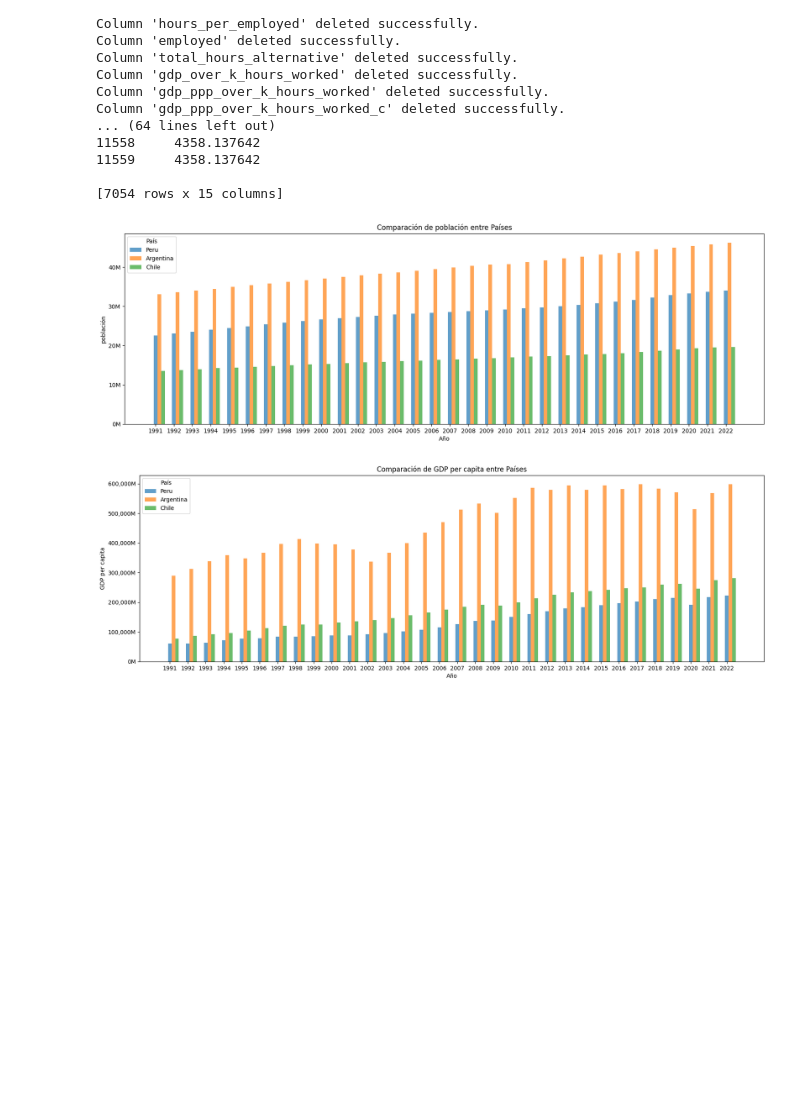
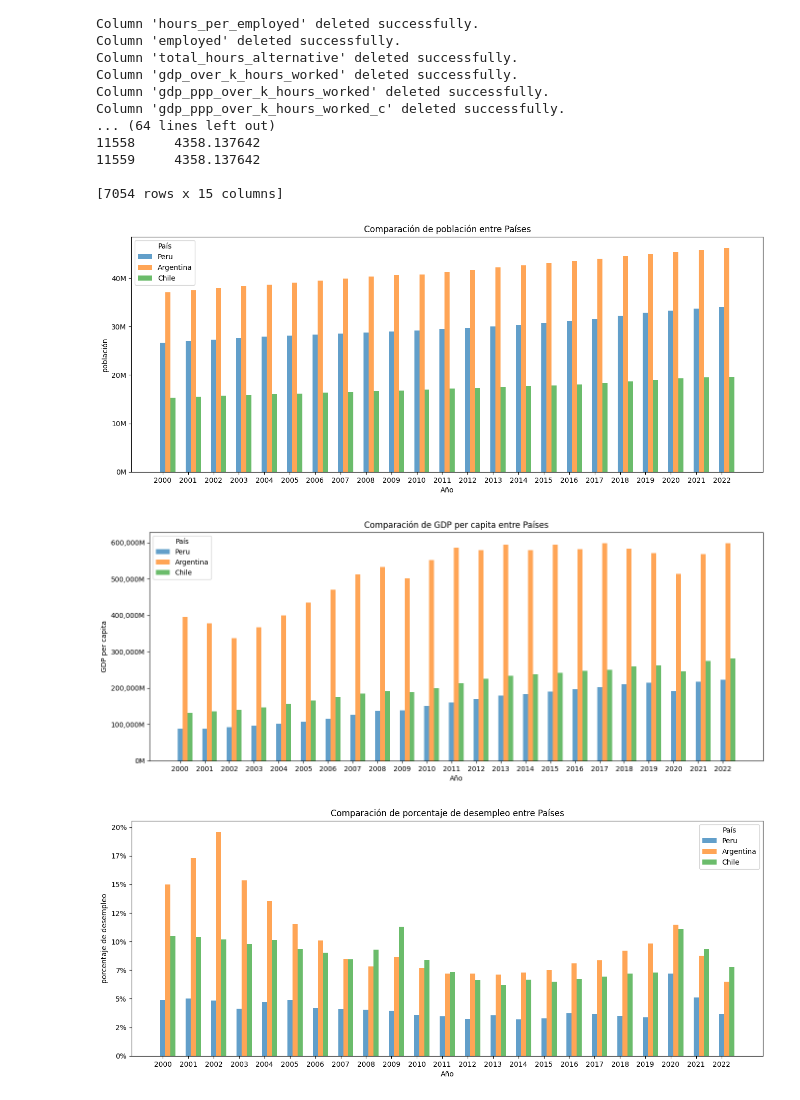
Before and after one commit to Tatoloops/PublicRepository, a Jupyter notebook: Python/Taller3.ipynb, the cells around one changed output. Drawn from its saved outputs; the diff is of its cells as text; code cells hidden in the pictures; blank space fills up the shorter version.

```diff
--- a/Python/Taller3.ipynb
+++ b/Python/Taller3.ipynb
@@ -89,57 +91,47 @@ import matplotlib.pyplot as plt
 # %%
-import matplotlib.pyplot as plt
-import matplotlib.ticker as ticker
-import numpy as np
-
 def plot_population_comparison(data, year_start, year_end, country_list, column_to_compare):
-    """
-    Crea un gráfico de barras para comparar un ítem específico entre diferentes países
-    en un rango de años.
-
-    Parameters:
-    - data: pandas DataFrame con las columnas 'year', 'country' y la columna a comparar
-    - year_start: año de inicio en el eje X
-    - year_end: año de fin en el eje X
-    - country_list: lista de países a comparar
-    - column_to_compare: columna a comparar ('population', 'gdp', etc.)
-    """
-
-    if column_to_compare == "pop":
-      columnName="población"
-    elif column_to_compare == "gdp_c":
-      columnName="GDP per capita"
 
     # Filtrar el DataFrame según el rango de años y la lista de países
     filtered_data = data[(data['year'] >= year_start) & (data['year'] <= year_end) & (data['country'].isin(country_list))]
 
     # Crear el gráfico de barras
-    fig, ax = plt.subplots(figsize=(20, 6))
+    fig, ax = plt.subplots(figsize=(16, 6))
 
     # Barra para cada país en cada año
     for i, country in enumerate(country_list):
         subset_data = filtered_data[filtered_data['country'] == country]
         ax.bar(subset_data['year'] + 0.2 * i, subset_data[column_to_compare], width=0.2, label=country, alpha=0.7)
 
     # Configurar etiquetas en el eje X
     ax.set_xticks(np.arange(year_start, year_end + 1))
     ax.set_xticklabels(np.arange(year_start, year_end + 1))
 
+    if    column_to_compare == "pop":
+      columnName="población" ;
+      ax.yaxis.set_major_formatter(ticker.FuncFormatter(lambda x, _: f'{int(x / 1e6):,}M'))
+    elif  column_to_compare == "gdp_c":
+      columnName="GDP per capita"
+      ax.yaxis.set_major_formatter(ticker.FuncFormatter(lambda x, _: f'{int(x / 1e6):,}M'))
+    elif  column_to_compare == "unemployment_r":
+      columnName="porcentaje de desempleo"
+      ax.yaxis.set_major_formatter(ticker.FuncFormatter(lambda x, _: f'{int(x):,}%'))
+
     # Configurar etiquetas y leyenda
     ax.set_xlabel('Año')
     ax.set_ylabel(f'{columnName}')
     ax.set_title(f'Comparación de {columnName} entre Países')
     ax.legend(title='País')
 
     # Formatear el eje Y para mostrar valores en millones
-    ax.yaxis.set_major_formatter(ticker.FuncFormatter(lambda x, _: f'{int(x / 1e6):,}M'))
+
 
     # Mostrar el gráfico
     plt.show()
 
-# Ejemplo de uso
-# Supongamos que 'data' es tu DataFrame con las columnas necesarias
-plot_population_comparison(dataFrame, 1991, 2022, ['Peru', 'Argentina','Chile'], 'pop')
-plot_population_comparison(dataFrame, 1991, 2022, ['Peru', 'Argentina','Chile'], 'gdp_c')
+plot_population_comparison(dataFrame, 2000, 2022, ['Peru', 'Argentina','Chile'], 'pop')
+plot_population_comparison(dataFrame, 2000, 2022, ['Peru', 'Argentina','Chile'], 'gdp_c')
+plot_population_comparison(dataFrame, 2000, 2022, ['Peru', 'Argentina','Chile'], 'unemployment_r')
 # %% [output]
-[figure, old version]
+[figure, new version]
-[figure, old version]
+[figure, new version]
+[figure, added]
```
Also changed, not shown: parts of 1 cell of this notebook.
